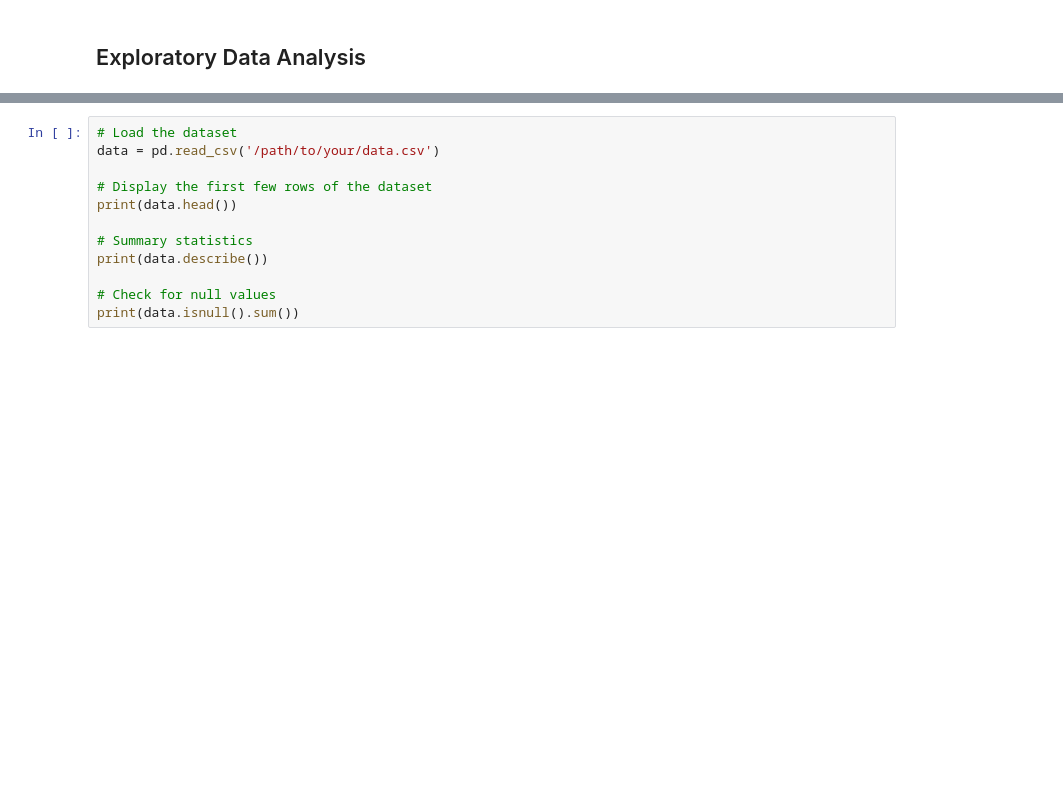
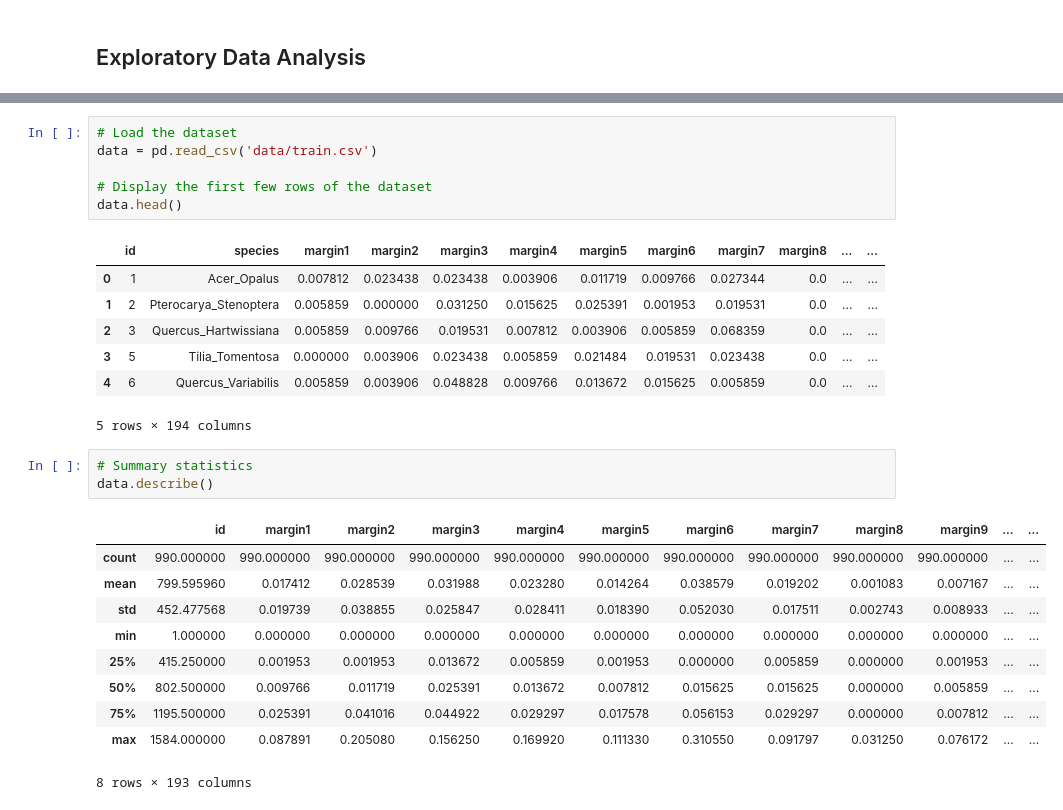
Before and after one commit to RemiBtn/LeafClassification, a Jupyter notebook: classification.ipynb, the cells around one changed output, grey strips where cells are left out. Drawn from its saved outputs; the diff is of its cells as text; blank space fills up the shorter version.

```diff
--- a/classification.ipynb
+++ b/classification.ipynb
@@ -12,12 +10,28 @@ ModuleNotFoundError: No module named 'sklearn'
 # %%
 # Load the dataset
-data = pd.read_csv('/path/to/your/data.csv')
+data = pd.read_csv('data/train.csv')
 
 # Display the first few rows of the dataset
-print(data.head())
-
-# Summary statistics
-print(data.describe())
-
-# Check for null values
-print(data.isnull().sum())
+data.head()
+# %% [output]
+|  | id | species | margin1 | margin2 | margin3 | margin4 | margin5 | margin6 | margin7 | margin8 | ... | ... |
+| 0 | 1 | Acer_Opalus | 0.007812 | 0.023438 | 0.023438 | 0.003906 | 0.011719 | 0.009766 | 0.027344 | 0.0 | ... | ... |
+| 1 | 2 | Pterocarya_Stenoptera | 0.005859 | 0.000000 | 0.031250 | 0.015625 | 0.025391 | 0.001953 | 0.019531 | 0.0 | ... | ... |
+| 2 | 3 | Quercus_Hartwissiana | 0.005859 | 0.009766 | 0.019531 | 0.007812 | 0.003906 | 0.005859 | 0.068359 | 0.0 | ... | ... |
+| 3 | 5 | Tilia_Tomentosa | 0.000000 | 0.003906 | 0.023438 | 0.005859 | 0.021484 | 0.019531 | 0.023438 | 0.0 | ... | ... |
+| 4 | 6 | Quercus_Variabilis | 0.005859 | 0.003906 | 0.048828 | 0.009766 | 0.013672 | 0.015625 | 0.005859 | 0.0 | ... | ... |
+5 rows × 194 columns
+# %%
+# Summary statistics
+data.describe()
+# %% [output]
+|  | id | margin1 | margin2 | margin3 | margin4 | margin5 | margin6 | margin7 | margin8 | margin9 | ... | ... |
+| count | 990.000000 | 990.000000 | 990.000000 | 990.000000 | 990.000000 | 990.000000 | 990.000000 | 990.000000 | 990.000000 | 990.000000 | ... | ... |
+| mean | 799.595960 | 0.017412 | 0.028539 | 0.031988 | 0.023280 | 0.014264 | 0.038579 | 0.019202 | 0.001083 | 0.007167 | ... | ... |
+| std | 452.477568 | 0.019739 | 0.038855 | 0.025847 | 0.028411 | 0.018390 | 0.052030 | 0.017511 | 0.002743 | 0.008933 | ... | ... |
+| min | 1.000000 | 0.000000 | 0.000000 | 0.000000 | 0.000000 | 0.000000 | 0.000000 | 0.000000 | 0.000000 | 0.000000 | ... | ... |
+| 25% | 415.250000 | 0.001953 | 0.001953 | 0.013672 | 0.005859 | 0.001953 | 0.000000 | 0.005859 | 0.000000 | 0.001953 | ... | ... |
+| 50% | 802.500000 | 0.009766 | 0.011719 | 0.025391 | 0.013672 | 0.007812 | 0.015625 | 0.015625 | 0.000000 | 0.005859 | ... | ... |
+| 75% | 1195.500000 | 0.025391 | 0.041016 | 0.044922 | 0.029297 | 0.017578 | 0.056153 | 0.029297 | 0.000000 | 0.007812 | ... | ... |
+| max | 1584.000000 | 0.087891 | 0.205080 | 0.156250 | 0.169920 | 0.111330 | 0.310550 | 0.091797 | 0.031250 | 0.076172 | ... | ... |
+8 rows × 193 columns
```
Also changed, not shown: parts of 19 cells of this notebook.
